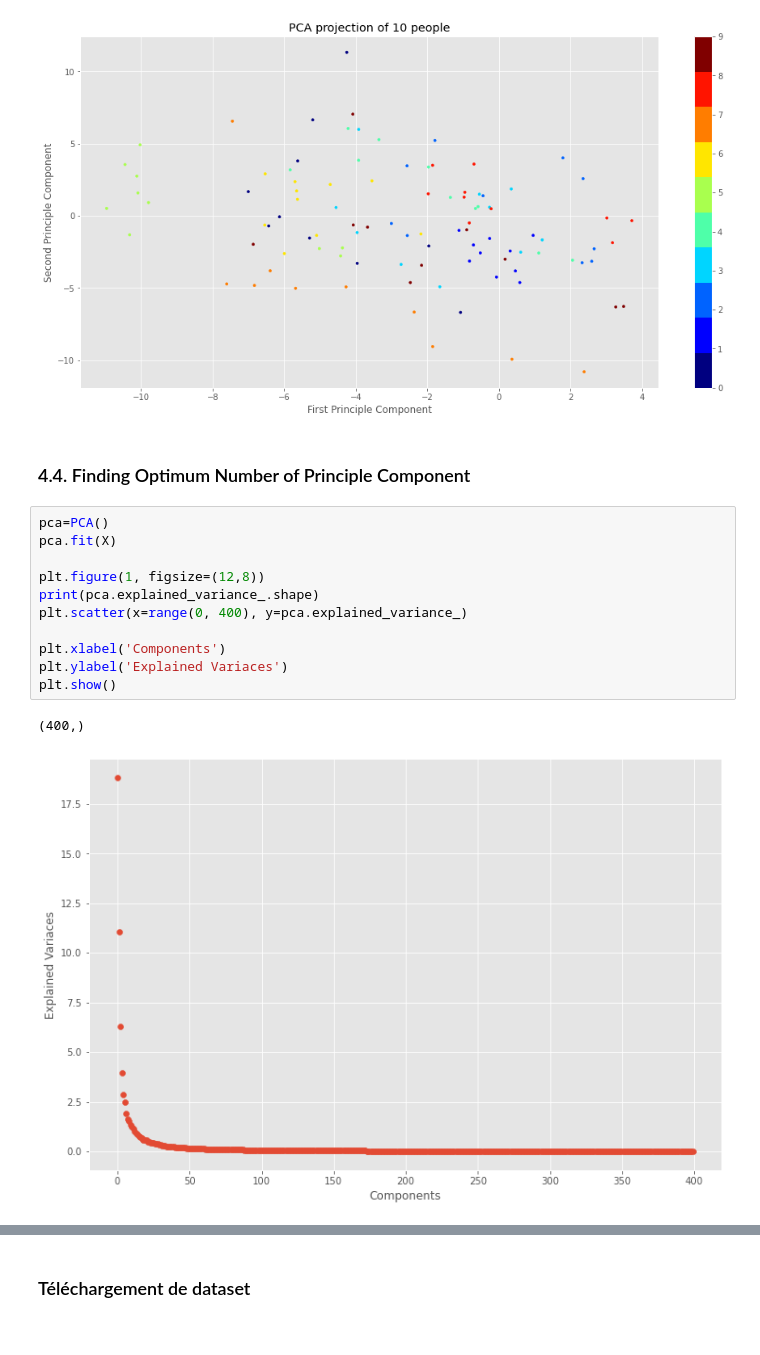
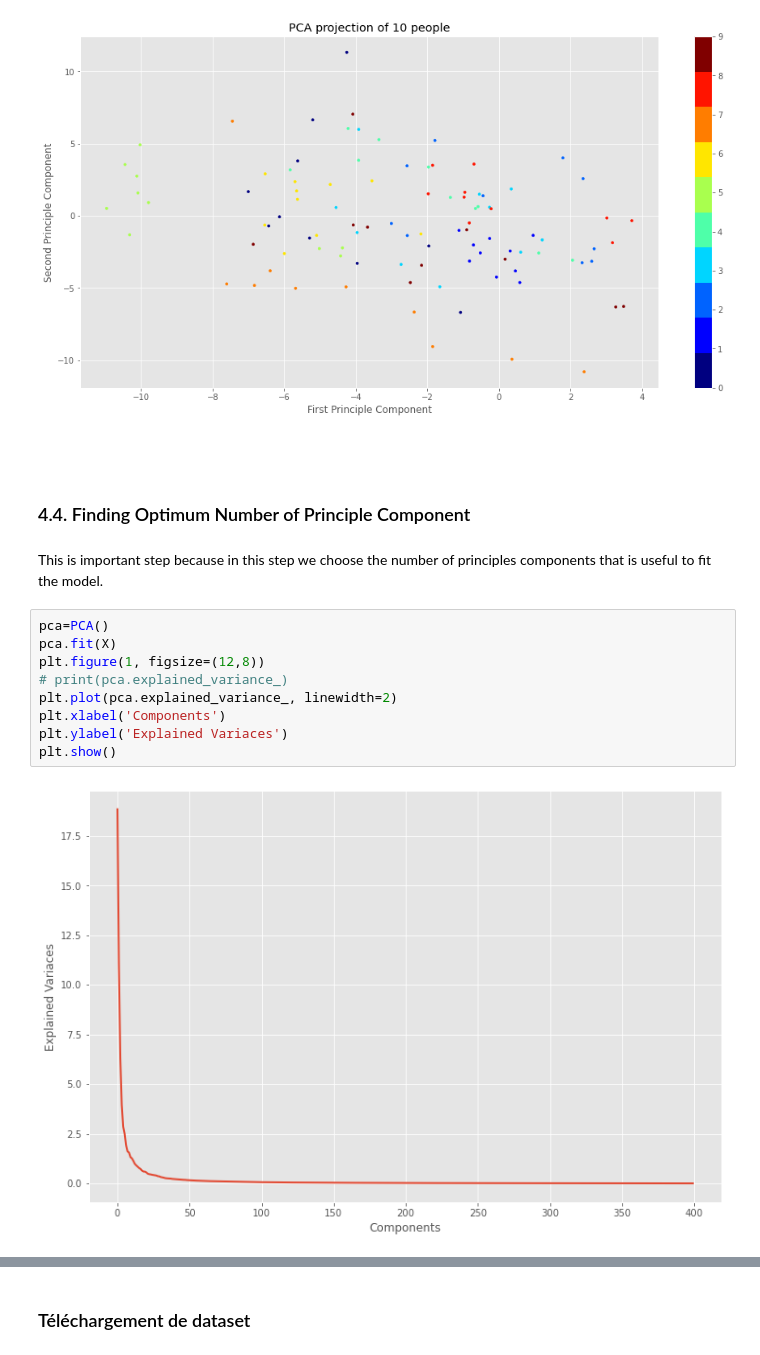
Before and after one commit to essanhaji/face_recognition_pca, a Jupyter notebook: main.ipynb, the cells around one changed output, grey strips where cells are left out. Cells and saved outputs as stored; diff of their text form.

```diff
--- a/main.ipynb
+++ b/main.ipynb
@@ -256,19 +259,20 @@ fig.colorbar(scatter)
 # %% [output]
 <matplotlib.colorbar.Colorbar at 0x...>
 [figure]
+# %% [markdown]
+<br>
 # %% [markdown]
 ### 4.4. Finding Optimum Number of Principle Component
+# %% [markdown]
+This is important step because in this step we choose the number of principles components that is useful to fit the model.
 # %%
 pca=PCA()
 pca.fit(X)
-
 plt.figure(1, figsize=(12,8))
-print(pca.explained_variance_.shape)
-plt.scatter(x=range(0, 400), y=pca.explained_variance_)
-
+# print(pca.explained_variance_)
+plt.plot(pca.explained_variance_, linewidth=2)
 plt.xlabel('Components')
 plt.ylabel('Explained Variaces')
 plt.show()
 # %% [output]
-(400,)
-[figure, old version]
+[figure, new version]
```
Also changed, not shown: parts of 17 cells of this notebook.
